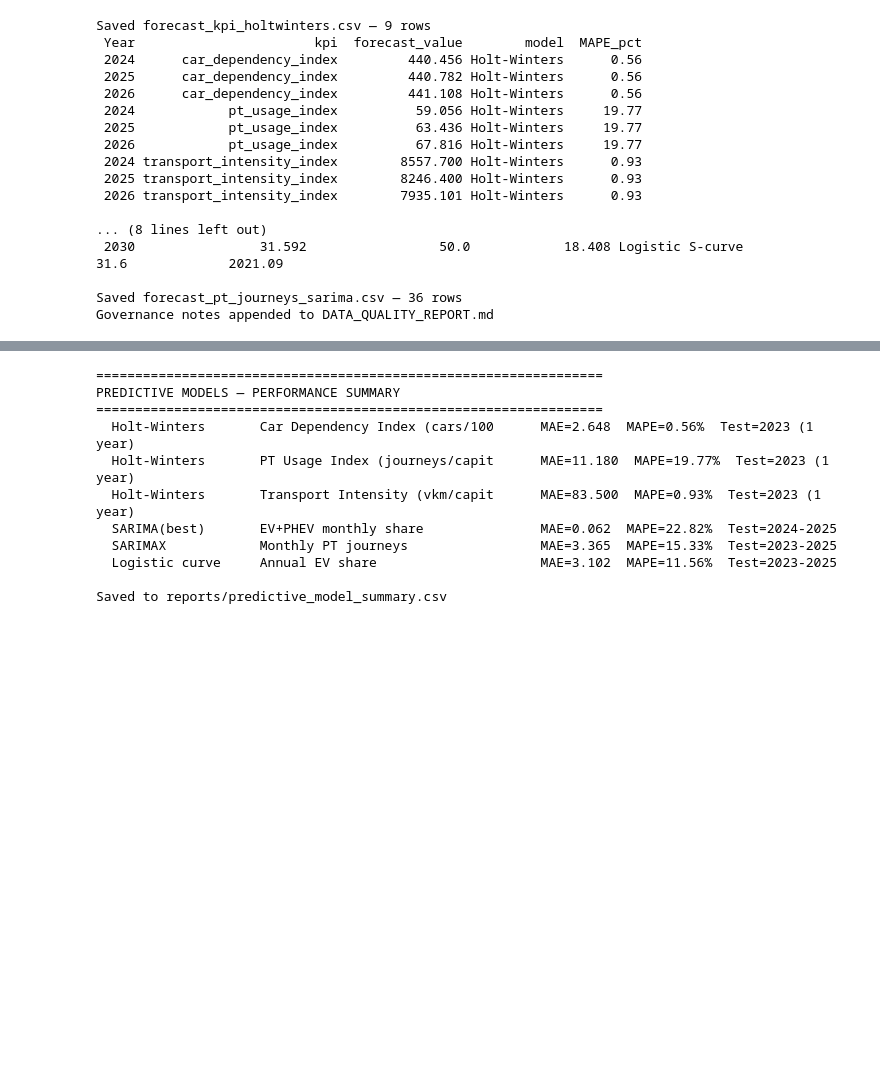
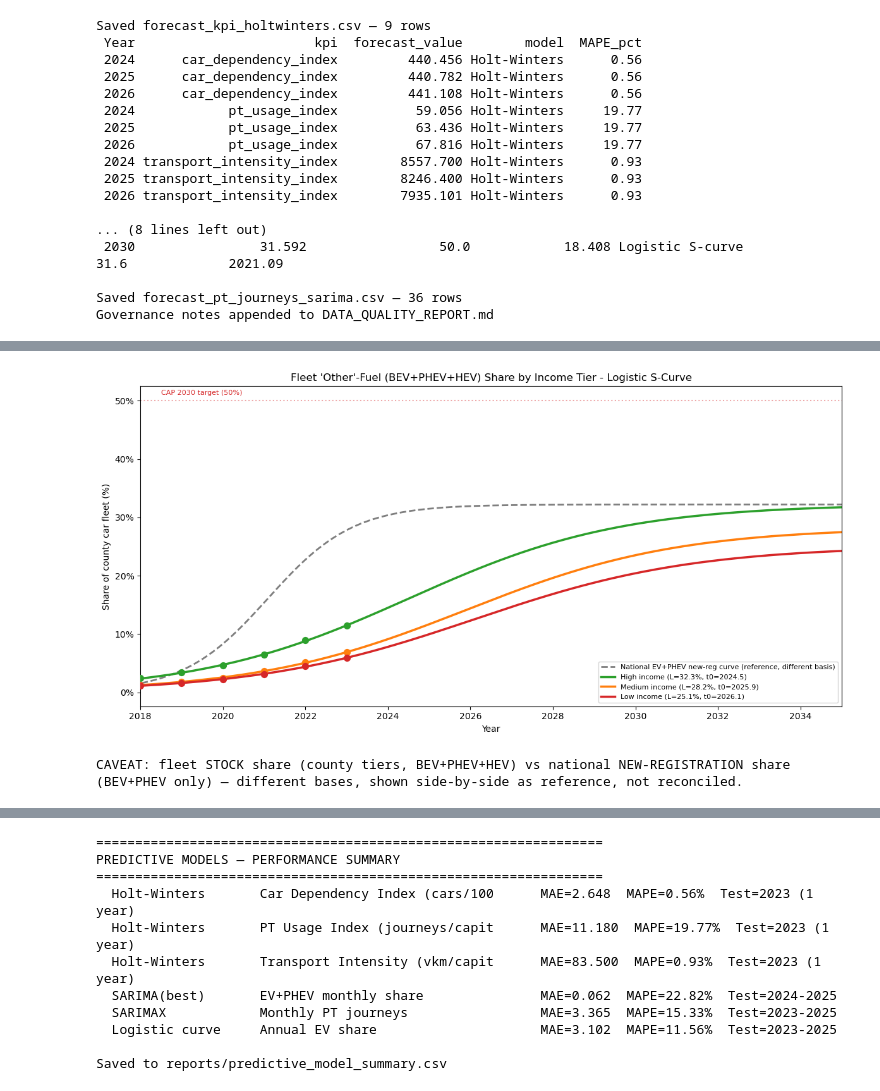
Before and after one commit to srb1024/IE_TRANSPORTs_DECARBONISATION_TRACKER, a Jupyter notebook: notebooks/03_predictive_analytics.ipynb, the cells around one changed output, grey strips where cells are left out. Cells and saved outputs as stored; diff of their text form; code cells hidden in the pictures; blank space fills up the shorter version.

Commit message:
Added income-tier segmented Logistic S-Curve (EV/PHEV fleet share by income tier)

```diff
--- a/notebooks/03_predictive_analytics.ipynb
+++ b/notebooks/03_predictive_analytics.ipynb
@@ -744,0 +803,20 @@ Governance notes appended to DATA_QUALITY_REPORT.md
+# %%
+# ---- 2. THA18 county fleet "Other"-fuel (BEV+PHEV+HEV) share by income tier ----
+car_stock = pd.read_csv(SUPP_DIR / "private_car_stock_by_county.csv")
+car_stock_tier = car_stock.merge(income_county[["county", "income_tier"]], on="county", how="left")
+
+missing = car_stock_tier[car_stock_tier["income_tier"].isna()]["county"].unique()
+if len(missing):
+    print(f"WARNING — counties with no income tier match: {missing}")
+
+# Weighted share: sum(Other) / sum(all fuels) per tier-year — weighted by fleet size,
+# not a plain average of county percentages (keeps small counties from skewing the curve)
+tier_totals = (car_stock_tier.groupby(["Year", "income_tier"], as_index=False)["car_stock"]
+               .sum().rename(columns={"car_stock": "total_stock"}))
+tier_other = (car_stock_tier[car_stock_tier["fuel_type"] == "Other fuel types"]
+              .groupby(["Year", "income_tier"], as_index=False)["car_stock"]
+              .sum().rename(columns={"car_stock": "other_stock"}))
+tier_series = tier_totals.merge(tier_other, on=["Year", "income_tier"])
+tier_series["other_pct"] = (tier_series["other_stock"] / tier_series["total_stock"]) * 100
+
+print(tier_series.sort_values(["income_tier", "Year"]).to_string(index=False))
@@ -744,0 +877,33 @@ Governance notes appended to DATA_QUALITY_REPORT.md
+# %%
+# ---- 4. Plot: three tier S-curves vs national curve (reference only — different basis) ----
+years_plot = np.linspace(2018, 2035, 200)
+fig, ax = plt.subplots(figsize=(12, 6))
+
+ax.plot(years_full, scurve_full, color="#7f7f7f", linewidth=2, linestyle="--",
+        label="National EV+PHEV new-reg curve (reference, different basis)")
+
+for tier in ["High", "Medium", "Low"]:
+    if tier not in tier_fits:
+        continue
+    f = tier_fits[tier]
+    curve = logistic_scurve(years_plot, *f["popt"])
+    ax.plot(years_plot, curve, color=tier_colors[tier], linewidth=2.5,
+            label=f"{tier} income (L={f['L']:.1f}%, t0={f['t0']:.1f})")
+    ax.scatter(f["x"], f["y"], color=tier_colors[tier], zorder=5, s=50)
+
+ax.axhline(50, color="#d62728", linestyle=":", alpha=0.4)
+ax.text(2018.5, 51, "CAP 2030 target (50%)", fontsize=8, color="#d62728")
+ax.set(title="Fleet 'Other'-Fuel (BEV+PHEV+HEV) Share by Income Tier - Logistic S-Curve",
+       xlabel="Year", ylabel="Share of county car fleet (%)")
+ax.yaxis.set_major_formatter(mticker.PercentFormatter())
+ax.set_xlim(2018, 2035)
+ax.legend(fontsize=8)
+plt.tight_layout()
+plt.savefig(FIG_DIR / "40_income_tier_scurve.png", dpi=150)
+plt.show()
+
+print("\nCAVEAT: fleet STOCK share (county tiers, BEV+PHEV+HEV) vs national NEW-REGISTRATION "
+      "share (BEV+PHEV only) — different bases, shown side-by-side as reference, not reconciled.")
+# %% [output]
+[figure, added]
+CAVEAT: fleet STOCK share (county tiers, BEV+PHEV+HEV) vs national NEW-REGISTRATION share (BEV+PHEV only) — different bases, shown side-by-side as reference, not reconciled.
```
Also changed, not shown: parts of 6 cells of this notebook, 4 other files.
